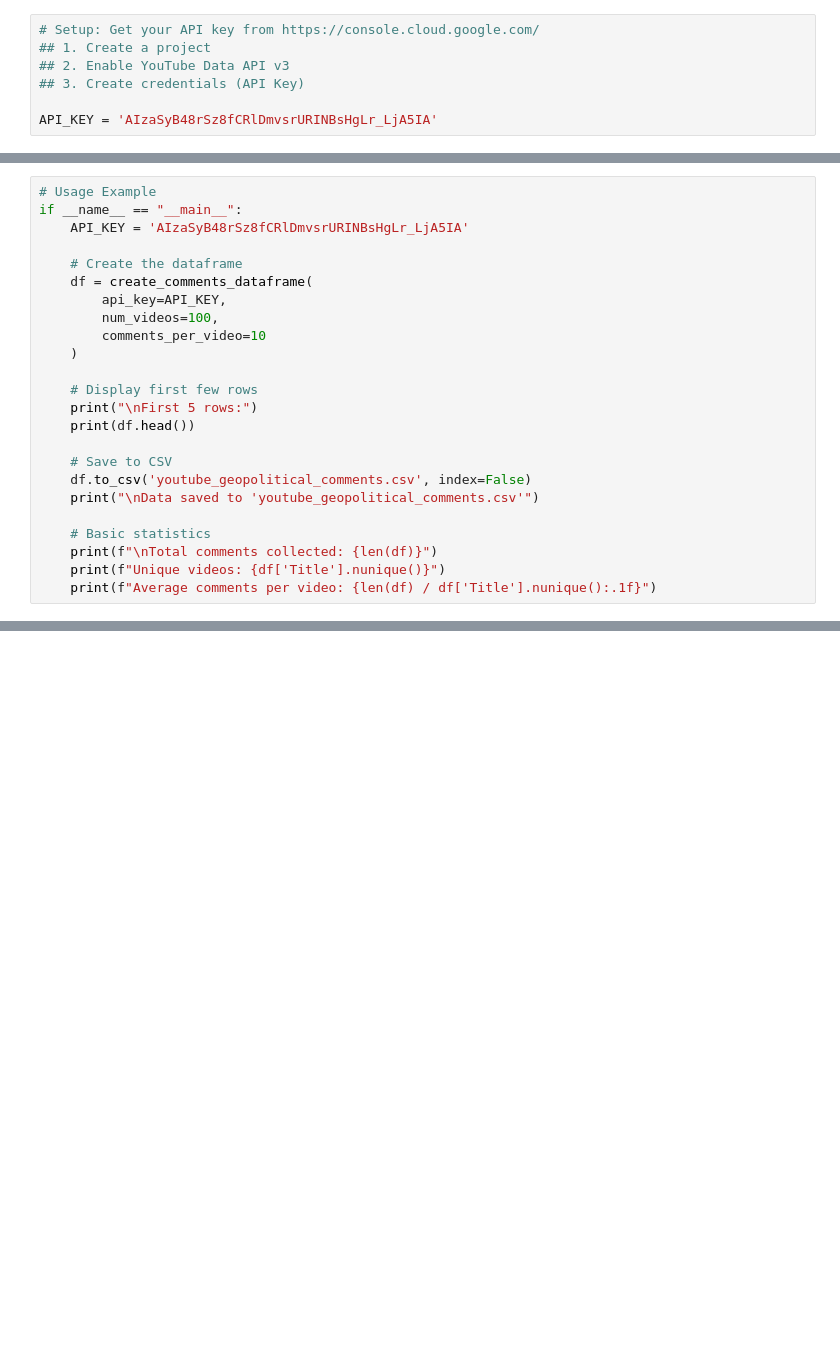
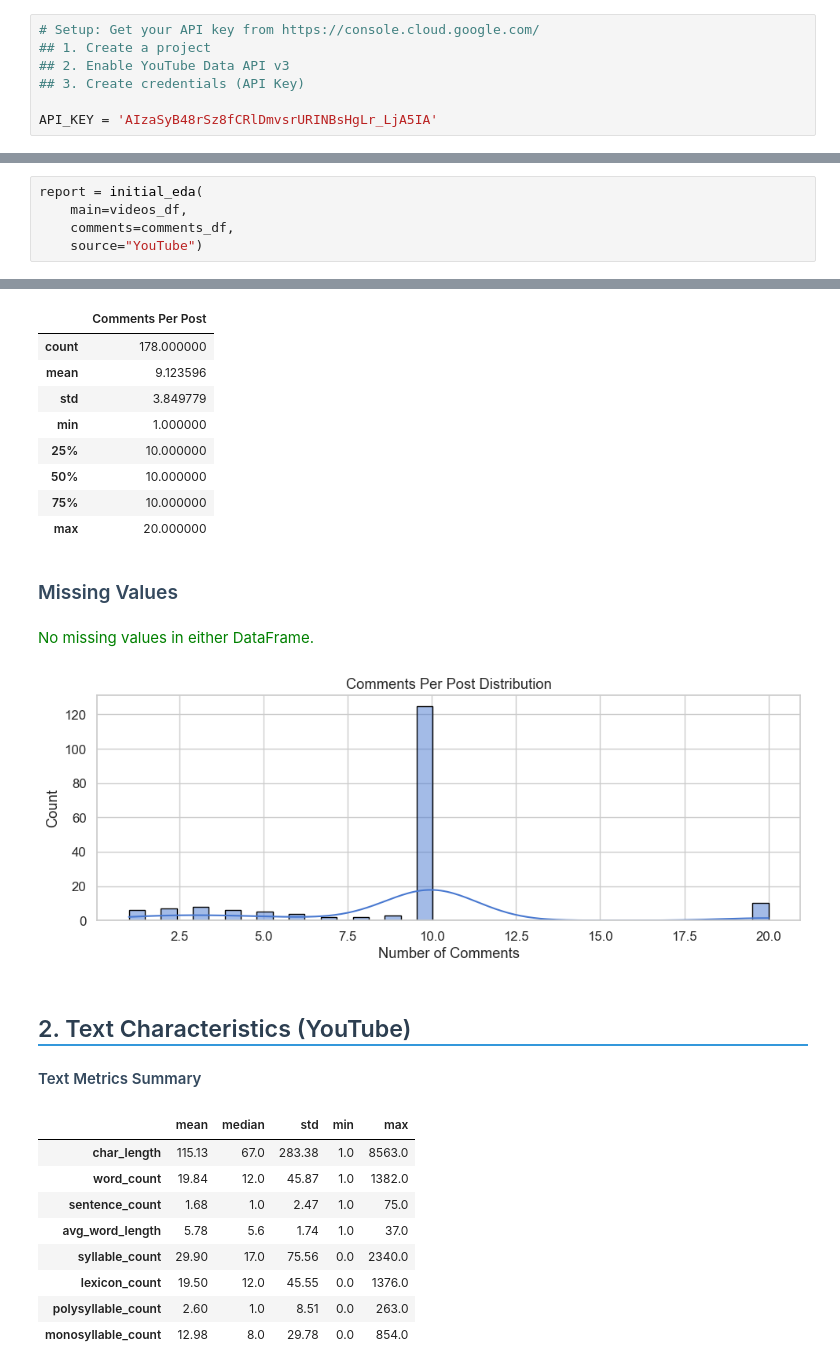
Before and after one commit to aprilchia/ADS-509_LLM, a Jupyter notebook: Tommy's Work Space/MSADS - 509 Final Project Notebook.ipynb, the cells around one changed output, grey strips where cells are left out. Saved outputs shown, nothing was run; the diff lists cells and outputs as text; blank space fills up the shorter version.

Commit message:
Added the YouTube comments and YouTube Video Data

```diff
--- a/Tommy's Work Space/MSADS - 509 Final Project Notebook.ipynb
+++ b/Tommy's Work Space/MSADS - 509 Final Project Notebook.ipynb
@@ -158,24 +214,0 @@ def create_comments_dataframe(api_key, num_videos=100, comments_per_video=10):
-# %%
-# Usage Example
-if __name__ == "__main__":
-    API_KEY = 'AIzaSyB48rSz8fCRlDmvsrURINBsHgLr_LjA5IA'
-
-    # Create the dataframe
-    df = create_comments_dataframe(
-        api_key=API_KEY,
-        num_videos=100,
-        comments_per_video=10
-    )
-
-    # Display first few rows
-    print("\nFirst 5 rows:")
-    print(df.head())
-
-    # Save to CSV
-    df.to_csv('youtube_geopolitical_comments.csv', index=False)
-    print("\nData saved to 'youtube_geopolitical_comments.csv'")
-
-    # Basic statistics
-    print(f"\nTotal comments collected: {len(df)}")
-    print(f"Unique videos: {df['Title'].nunique()}")
-    print(f"Average comments per video: {len(df) / df['Title'].nunique():.1f}")
@@ -1545,0 +1212,6 @@ Median Compound Score: 0.0000
+# %%
+report = initial_eda(
+    main=videos_df,
+    comments=comments_df,
+    source="YouTube")
+# %% [output]
@@ -1545,0 +1228,23 @@ Median Compound Score: 0.0000
+|  | Comments Per Post |
+| count | 178.000000 |
+| mean | 9.123596 |
+| std | 3.849779 |
+| min | 1.000000 |
+| 25% | 10.000000 |
+| 50% | 10.000000 |
+| 75% | 10.000000 |
+| max | 20.000000 |
+Missing Values
+No missing values in either DataFrame.
+[figure, added]
+2. Text Characteristics (YouTube)
+Text Metrics Summary
+|  | mean | median | std | min | max |
+| char_length | 115.13 | 67.0 | 283.38 | 1.0 | 8563.0 |
+| word_count | 19.84 | 12.0 | 45.87 | 1.0 | 1382.0 |
+| sentence_count | 1.68 | 1.0 | 2.47 | 1.0 | 75.0 |
+| avg_word_length | 5.78 | 5.6 | 1.74 | 1.0 | 37.0 |
+| syllable_count | 29.90 | 17.0 | 75.56 | 0.0 | 2340.0 |
+| lexicon_count | 19.50 | 12.0 | 45.55 | 0.0 | 1376.0 |
+| polysyllable_count | 2.60 | 1.0 | 8.51 | 0.0 | 263.0 |
+| monosyllable_count | 12.98 | 8.0 | 29.78 | 0.0 | 854.0 |
```
Also changed, not shown: parts of 9 cells of this notebook, 2 other files.
